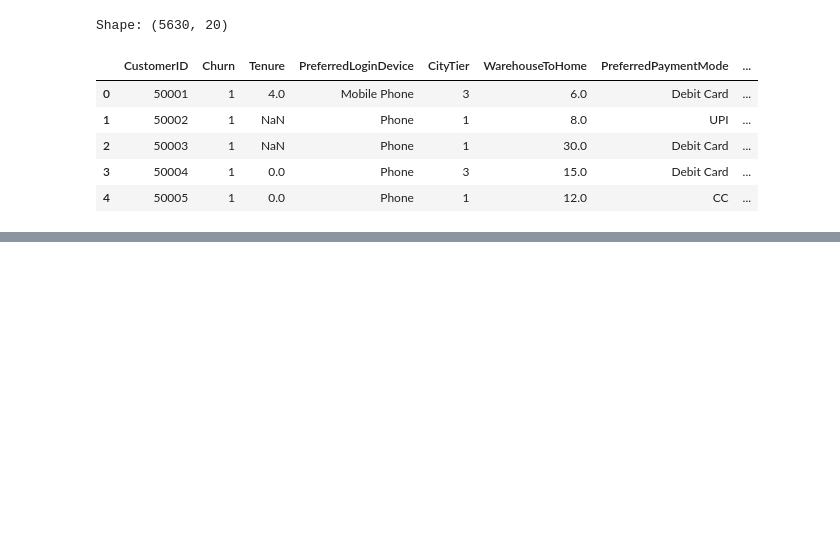
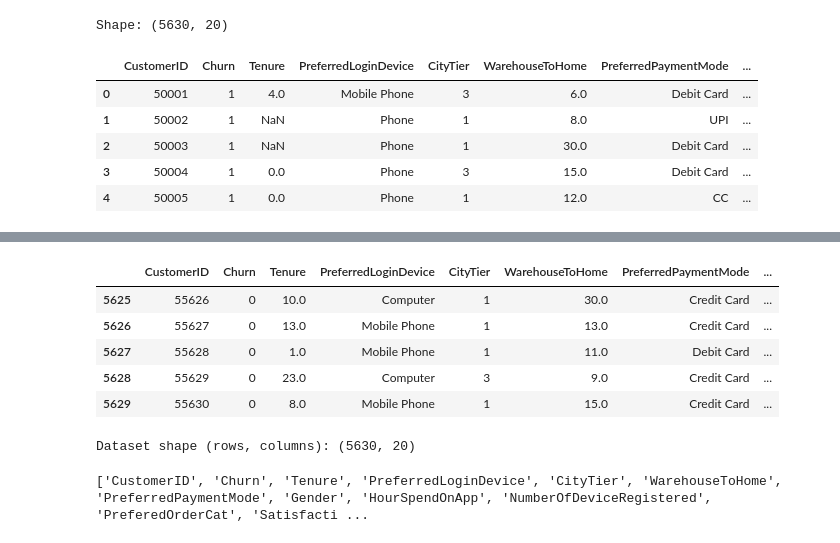
Before and after one commit to DrishtiNigam1928/CUSTOMER_CHURN, a Jupyter notebook: Untitled0.ipynb, the cells around one changed output, grey strips where cells are left out. Saved outputs shown, nothing was run; the diff lists cells and outputs as text; code cells hidden in the pictures; blank space fills up the shorter version.

```diff
--- a/Untitled0.ipynb
+++ b/Untitled0.ipynb
@@ -30,0 +92,18 @@ Shape: (5630, 20)
+# %%
+#  B1:
+df.tail()
+# %% [output]
+|  | CustomerID | Churn | Tenure | PreferredLoginDevice | CityTier | WarehouseToHome | PreferredPaymentMode | ... |
+| 5625 | 55626 | 0 | 10.0 | Computer | 1 | 30.0 | Credit Card | ... |
+| 5626 | 55627 | 0 | 13.0 | Mobile Phone | 1 | 13.0 | Credit Card | ... |
+| 5627 | 55628 | 0 | 1.0 | Mobile Phone | 1 | 11.0 | Debit Card | ... |
+| 5628 | 55629 | 0 | 23.0 | Computer | 3 | 9.0 | Credit Card | ... |
+| 5629 | 55630 | 0 | 8.0 | Mobile Phone | 1 | 15.0 | Credit Card | ... |
+# %%
+print("Dataset shape (rows, columns):", df.shape)
+# %% [output]
+Dataset shape (rows, columns): (5630, 20)
+# %%
+print(list(df.columns))
+# %% [output]
+['CustomerID', 'Churn', 'Tenure', 'PreferredLoginDevice', 'CityTier', 'WarehouseToHome', 'PreferredPaymentMode', 'Gender', 'HourSpendOnApp', 'NumberOfDeviceRegistered', 'PreferedOrderCat', 'Satisfacti ...
```
Also changed, not shown: parts of 12 cells of this notebook.
